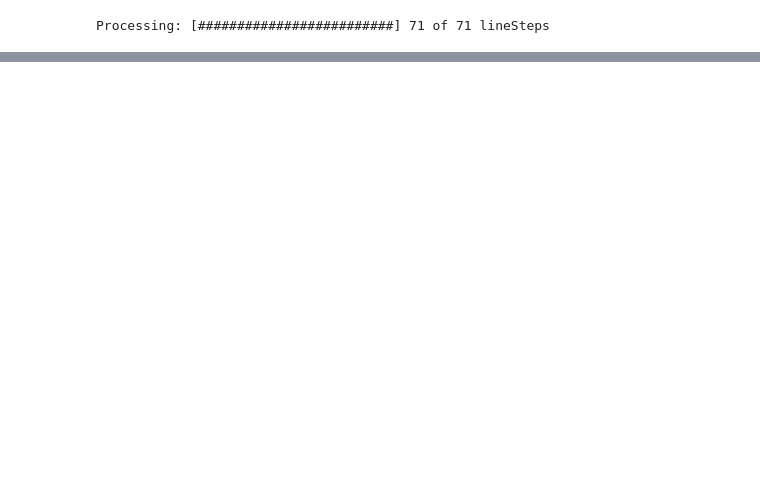
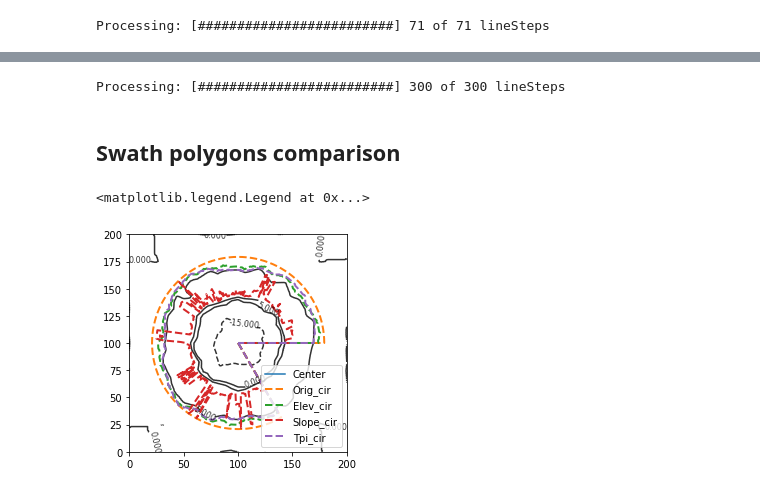
Before and after one commit to PyOSP-devs/PyOSP, a Jupyter notebook: docs/notebooks/object_homo.ipynb, the cells around one changed output, grey strips where cells are left out. Cells and saved outputs as stored; diff of their text form; code cells hidden in the pictures; blank space fills up the shorter version.

```diff
--- a/docs/notebooks/object_homo.ipynb
+++ b/docs/notebooks/object_homo.ipynb
@@ -73,0 +118,16 @@ As shown above, both elevation and slope based methods captured the exact shape
+# %%
+colors = ['darkgoldenrod', 'navy', 'indigo', 'maroon']
+titles = ['Original SP', 'Elevation based SP',
+          'Slope based SP', 'TPI based SP']
+
+fig, ax = plt.subplots(4, 1, sharex=True, figsize=(7, 7))
+# fig.subplots_adjust(hspace=0.2)
+
+for ind, ob in enumerate(swath_obs):
+    ob.profile_plot(ax=ax[ind], color=colors[ind])
+    ax[ind].set_title(titles[ind], pad=2)
+    ax[ind].set_ylabel("Elevation (m)")
+    ax[ind].legend()
+
+    if ind == len(swath_obs)-1:
+        ax[ind].set_xlabel('Distance (m)')
@@ -73,0 +151,55 @@ As shown above, both elevation and slope based methods captured the exact shape
+# %%
+import pyosp
+
+center = pyosp.datasets.get_path("center.shp") # the path to baseline shapefile
+raster = pyosp.datasets.get_path("crater.tif")  # the path to raster file
+
+fixed_radius = pyosp.Orig_cir(center, raster, radius=80,
+                            ng_start=0, ng_end=300,
+                            ng_stepsize=1, radial_stepsize=None)
+
+elev = pyosp.Elev_cir(center, raster, radius=80,
+                      min_elev=4,
+                      ng_start=0, ng_end=300,
+                      ng_stepsize=1, radial_stepsize=None)
+
+slope = pyosp.Slope_cir(center, raster, radius=80,
+                        min_slope=10,
+                        ng_start=0, ng_end=300,
+                        ng_stepsize=1, radial_stepsize=None)
+
+tpi = pyosp.Tpi_cir(center, raster, radius=80,
+                    tpi_radius=50, min_tpi=2,
+                    ng_start=0, ng_end=300,
+                    ng_stepsize=1, radial_stepsize=None)
+# %% [output]
+Processing: [#########################] 300 of 300 lineSteps
+# %% [markdown]
+## Swath polygons comparison
+# %%
+import rasterio
+from rasterio.plot import show
+import matplotlib.pyplot as plt
+
+# plot the shapely object
+def plot_coords(ax, ob, **kwargs):
+    x, y = ob.xy
+    ax.plot(x, y, zorder=2, **kwargs)
+
+src = rasterio.open(raster)
+swath_obs = [fixed_radius, elev, slope, tpi]
+center_shape = pyosp.read_shape(center)
+
+fig, ax = plt.subplots()
+plot_coords(ax=ax, ob=center_shape, label="Center")
+for ob in swath_obs:
+    plot_coords(ax=ax, ob=ob.out_polygon().exterior,
+                linestyle="--", lw=2, label=str(ob))
+
+show(src.read(), transform=src.transform, ax=ax, contour=True,
+     levels=[-15, 0, 5], colors='k')
+ax.set_aspect('equal', adjustable='box')
+ax.legend(loc=4)
+# %% [output]
+<matplotlib.legend.Legend at 0x...>
+[figure, added]
```
Also changed, not shown: parts of 19 cells of this notebook, 16 other files.
